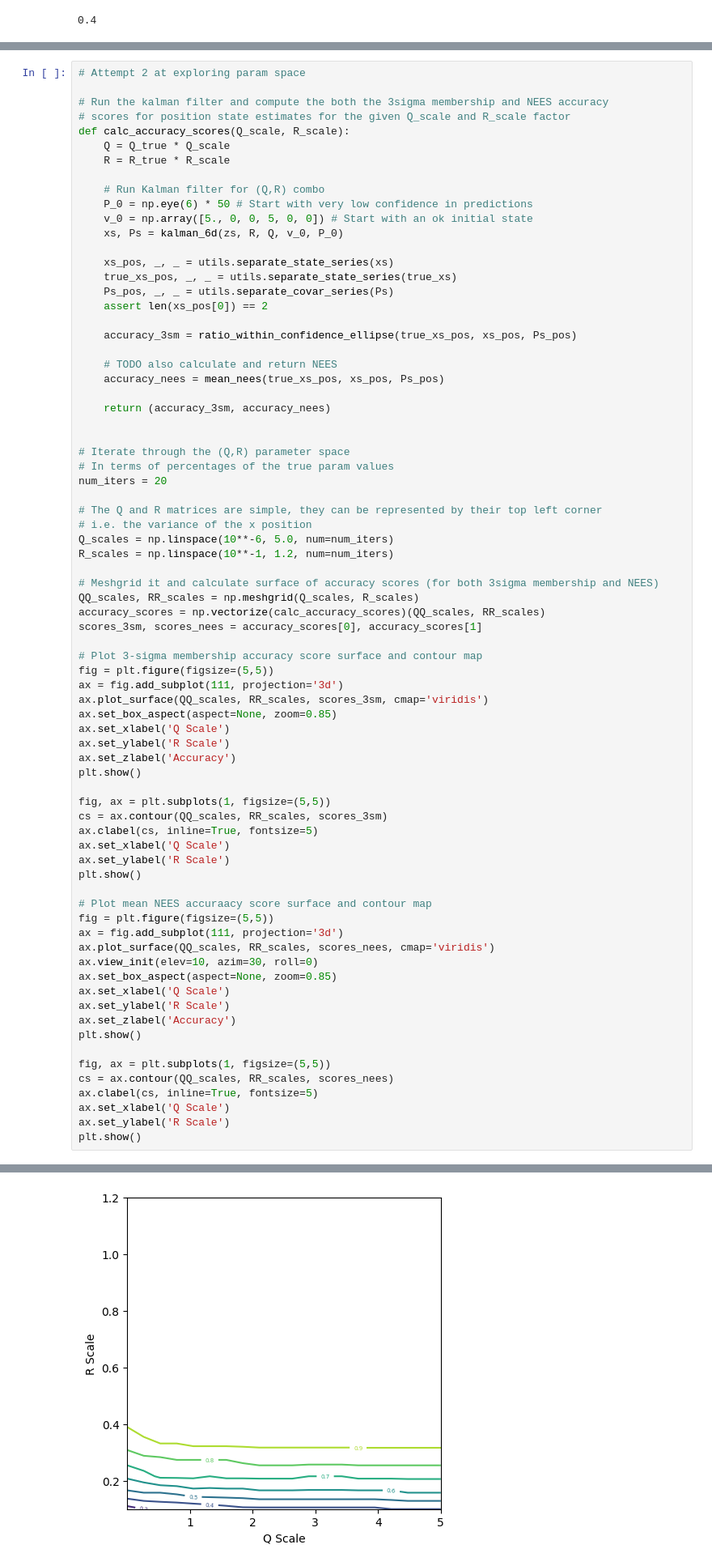
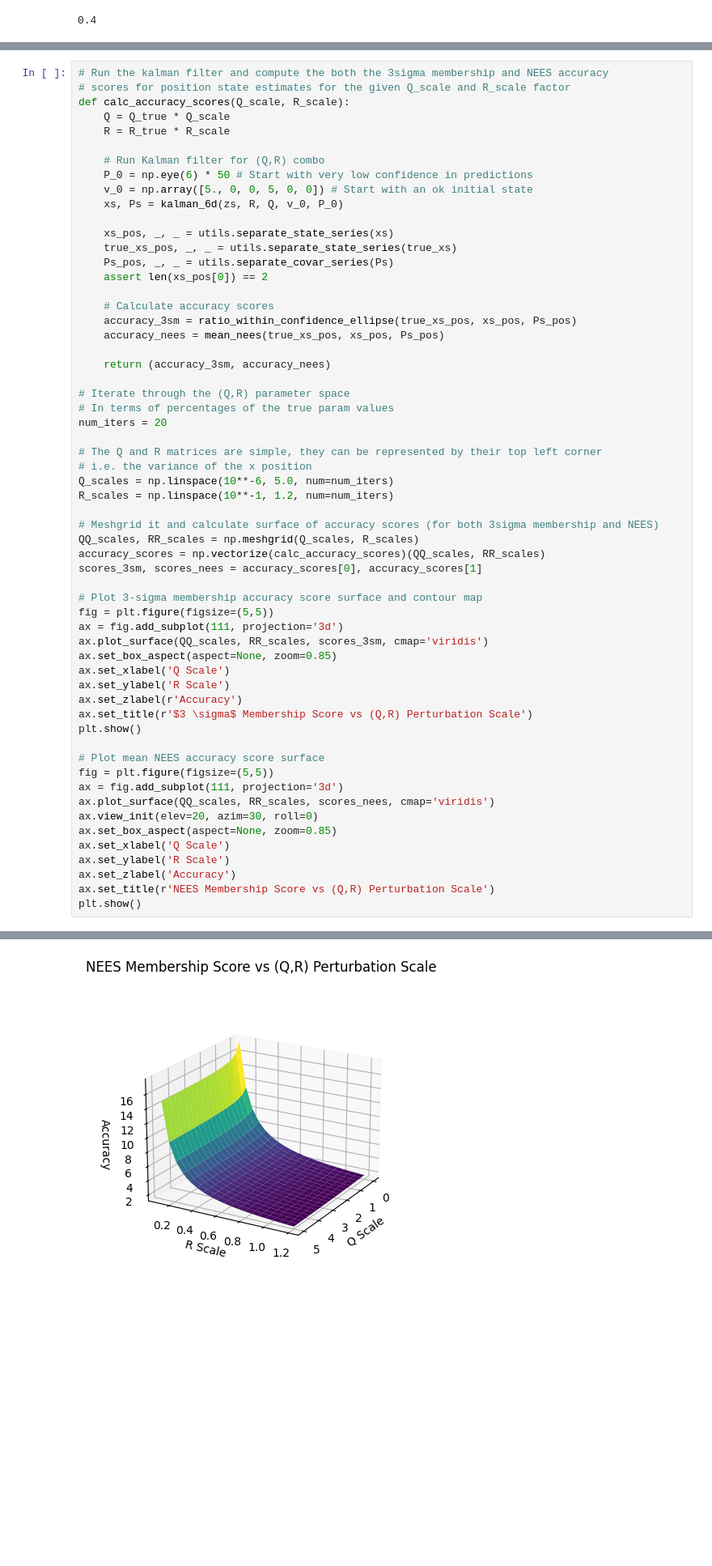
Before and after one commit to domoench/kalman, a Jupyter notebook: kalman/writeup.ipynb, the cells around one changed output, grey strips where cells are left out. Shown at 81% size. Saved outputs shown, nothing was run; the diff lists cells and outputs as text; blank space fills up the shorter version.

Commit message:
Remove contour plots to simplify accuracy surface presentation.

```diff
--- a/kalman/writeup.ipynb
+++ b/kalman/writeup.ipynb
@@ -1105,6 +1106,4 @@ __TODO__ Deprecate the above less convincing exploration of param space accuracy
 # %%
-# Attempt 2 at exploring param space
-
 # Run the kalman filter and compute the both the 3sigma membership and NEES accuracy
 # scores for position state estimates for the given Q_scale and R_scale factor
 def calc_accuracy_scores(Q_scale, R_scale):
@@ -1121,13 +1120,11 @@ def calc_accuracy_scores(Q_scale, R_scale):
     Ps_pos, _, _ = utils.separate_covar_series(Ps)
     assert len(xs_pos[0]) == 2
 
+    # Calculate accuracy scores
     accuracy_3sm = ratio_within_confidence_ellipse(true_xs_pos, xs_pos, Ps_pos)
-
-    # TODO also calculate and return NEES
     accuracy_nees = mean_nees(true_xs_pos, xs_pos, Ps_pos)
 
     return (accuracy_3sm, accuracy_nees)
-
 
 # Iterate through the (Q,R) parameter space
 # In terms of percentages of the true param values
@@ -1150,31 +1147,19 @@ ax.plot_surface(QQ_scales, RR_scales, scores_3sm, cmap='viridis')
 ax.set_box_aspect(aspect=None, zoom=0.85)
 ax.set_xlabel('Q Scale')
 ax.set_ylabel('R Scale')
-ax.set_zlabel('Accuracy')
+ax.set_zlabel(r'Accuracy')
+ax.set_title(r'$3 \sigma$ Membership Score vs (Q,R) Perturbation Scale')
 plt.show()
 
-fig, ax = plt.subplots(1, figsize=(5,5))
-cs = ax.contour(QQ_scales, RR_scales, scores_3sm)
-ax.clabel(cs, inline=True, fontsize=5)
-ax.set_xlabel('Q Scale')
-ax.set_ylabel('R Scale')
-plt.show()
-
-# Plot mean NEES accuraacy score surface and contour map
+# Plot mean NEES accuracy score surface
 fig = plt.figure(figsize=(5,5))
 ax = fig.add_subplot(111, projection='3d')
 ax.plot_surface(QQ_scales, RR_scales, scores_nees, cmap='viridis')
-ax.view_init(elev=10, azim=30, roll=0)
+ax.view_init(elev=20, azim=30, roll=0)
 ax.set_box_aspect(aspect=None, zoom=0.85)
 ax.set_xlabel('Q Scale')
 ax.set_ylabel('R Scale')
 ax.set_zlabel('Accuracy')
+ax.set_title(r'NEES Membership Score vs (Q,R) Perturbation Scale')
 plt.show()
-
-fig, ax = plt.subplots(1, figsize=(5,5))
-cs = ax.contour(QQ_scales, RR_scales, scores_nees)
-ax.clabel(cs, inline=True, fontsize=5)
-ax.set_xlabel('Q Scale')
-ax.set_ylabel('R Scale')
-plt.show()
 # %% [output]
@@ -1182 +1167 @@ plt.show()
-[figure, old version]
+[figure, new version]
```
Also changed, not shown: parts of 2 cells of this notebook.
